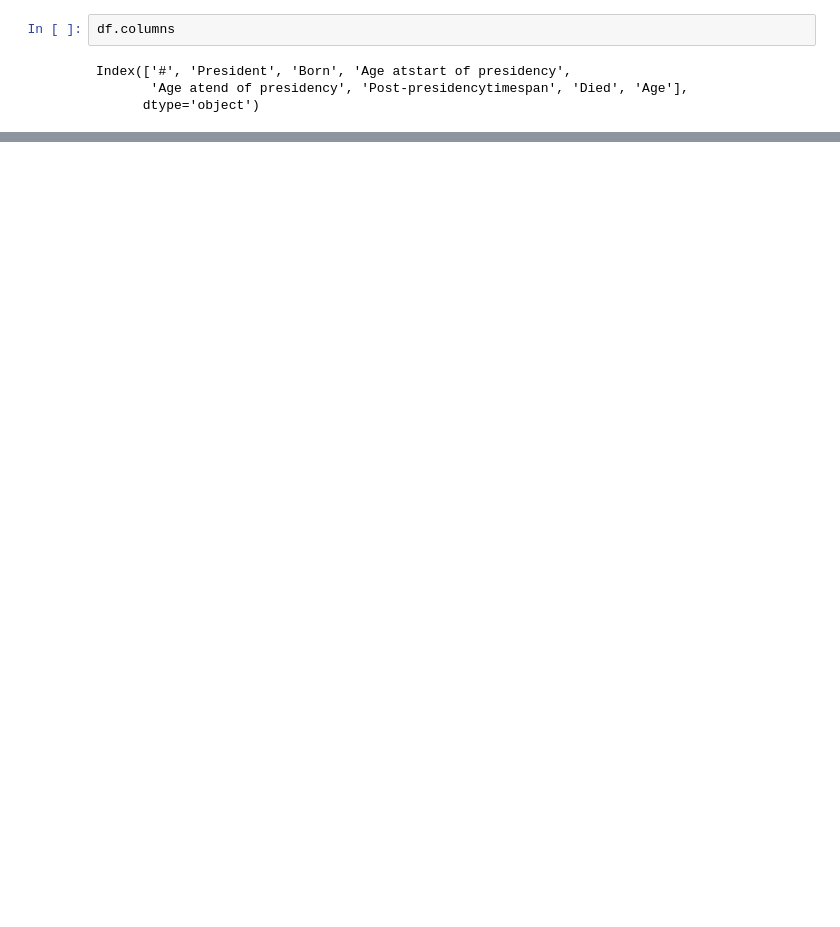
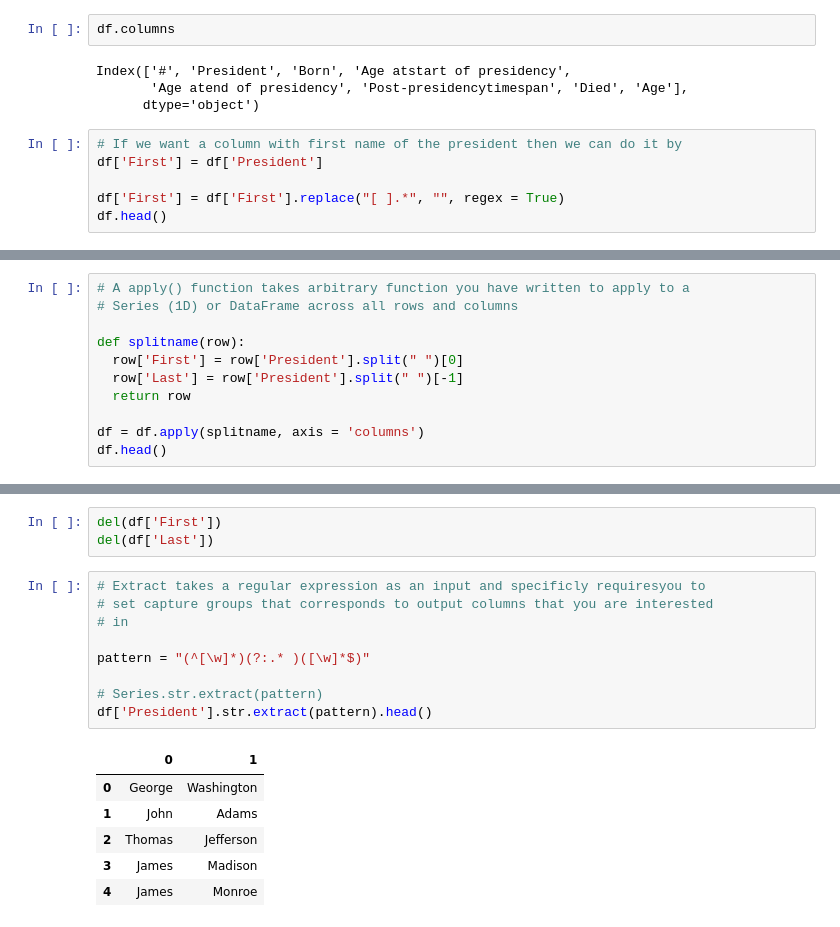
Before and after one commit to Misudhari/Applied-Data-Science-with-Python, a Jupyter notebook: Example_Manipulating_DataFrame.ipynb, the cells around one changed output, grey strips where cells are left out. Drawn from its saved outputs; the diff is of its cells as text; blank space fills up the shorter version.

```diff
--- a/Example_Manipulating_DataFrame.ipynb
+++ b/Example_Manipulating_DataFrame.ipynb
@@ -25,3 +25,9 @@ df.columns
 Index(['#', 'President', 'Born', 'Age atstart of presidency',
        'Age atend of presidency', 'Post-presidencytimespan', 'Died', 'Age'],
       dtype='object')
+# %%
+# If we want a column with first name of the president then we can do it by
+df['First'] = df['President']
+
+df['First'] = df['First'].replace("[ ].*", "", regex = True)
+df.head()
@@ -27,0 +46,11 @@ Index(['#', 'President', 'Born', 'Age atstart of presidency',
+# %%
+# A apply() function takes arbitrary function you have written to apply to a
+# Series (1D) or DataFrame across all rows and columns
+
+def splitname(row):
+  row['First'] = row['President'].split(" ")[0]
+  row['Last'] = row['President'].split(" ")[-1]
+  return row
+
+df = df.apply(splitname, axis = 'columns')
+df.head()
@@ -27,0 +64,19 @@ Index(['#', 'President', 'Born', 'Age atstart of presidency',
+# %%
+del(df['First'])
+del(df['Last'])
+# %%
+# Extract takes a regular expression as an input and specificly requiresyou to
+# set capture groups that corresponds to output columns that you are interested
+# in
+
+pattern = "(^[\w]*)(?:.* )([\w]*$)"
+
+# Series.str.extract(pattern)
+df['President'].str.extract(pattern).head()
+# %% [output]
+|  | 0 | 1 |
+| 0 | George | Washington |
+| 1 | John | Adams |
+| 2 | Thomas | Jefferson |
+| 3 | James | Madison |
+| 4 | James | Monroe |
```
Also changed, not shown: parts of 9 cells of this notebook.
